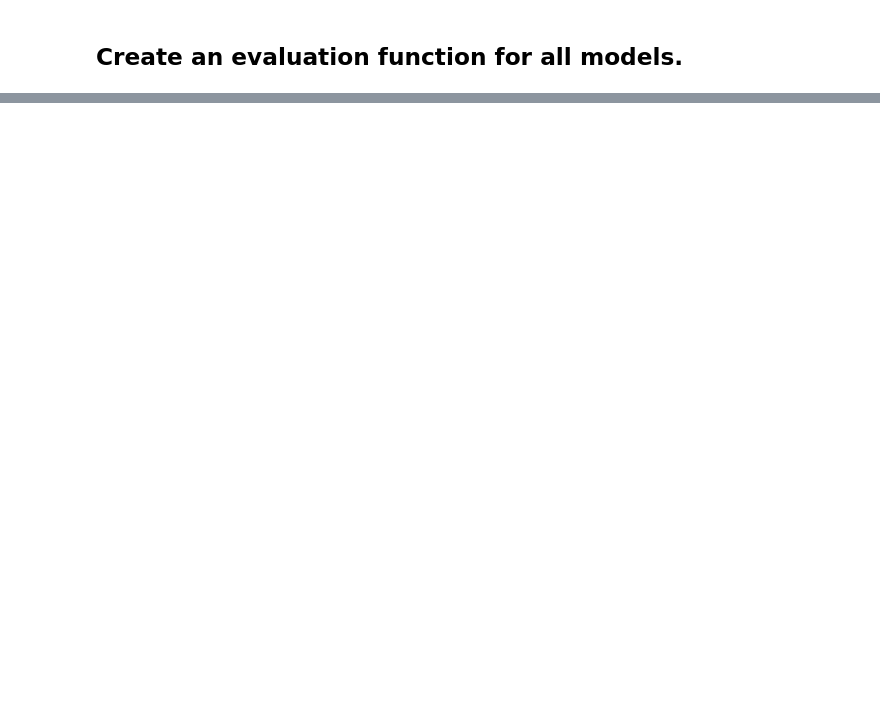
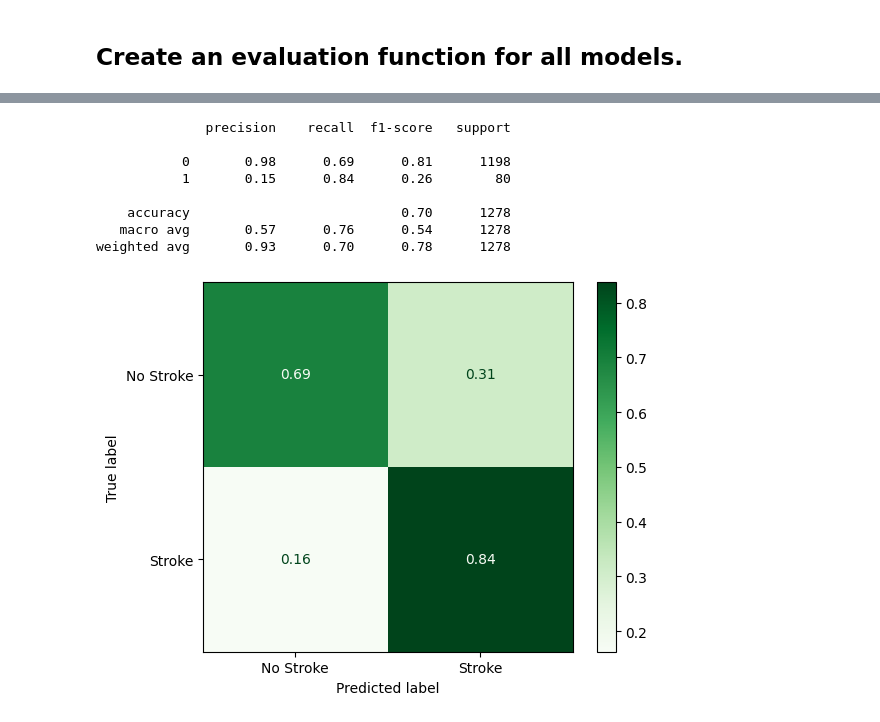
Before and after one commit to QianFu520/Machine-Learning-Stroke-Prediction, a Jupyter notebook: Part 4-Machine Learning.ipynb, the cells around one changed output, grey strips where cells are left out. Cells and saved outputs as stored; diff of their text form; code cells hidden in the pictures; blank space fills up the shorter version.

```diff
--- a/Part 4-Machine Learning.ipynb
+++ b/Part 4-Machine Learning.ipynb
@@ -187,0 +303,25 @@ def evaluate_classiffication(model, X_test, y_test, label='Test Data',
+# %%
+test_preds = convert_probs_to_preds(test_probs, .4)
+# %%
+## we can't use the evaluate_classiffication function here.
+## because can't use the arguments in the function to get the test_preds.
+
+print(classification_report(y_test, test_preds))
+
+
+ConfusionMatrixDisplay.from_predictions(y_test,test_preds,
+                normalize='true', cmap='Greens', display_labels=labels
+                )
+
+
+plt.show()
+# %% [output]
+              precision    recall  f1-score   support
+
+           0       0.98      0.69      0.81      1198
+           1       0.15      0.84      0.26        80
+
+    accuracy                           0.70      1278
+   macro avg       0.57      0.76      0.54      1278
+weighted avg       0.93      0.70      0.78      1278
+[figure, added]
```
Also changed, not shown: parts of 33 cells of this notebook.
